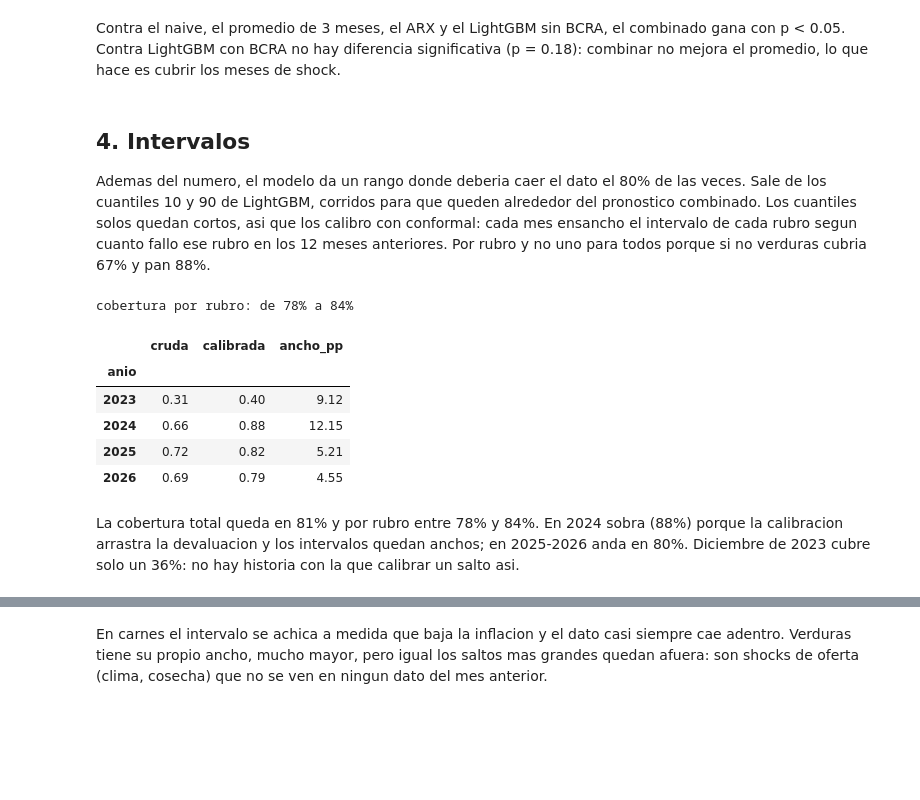
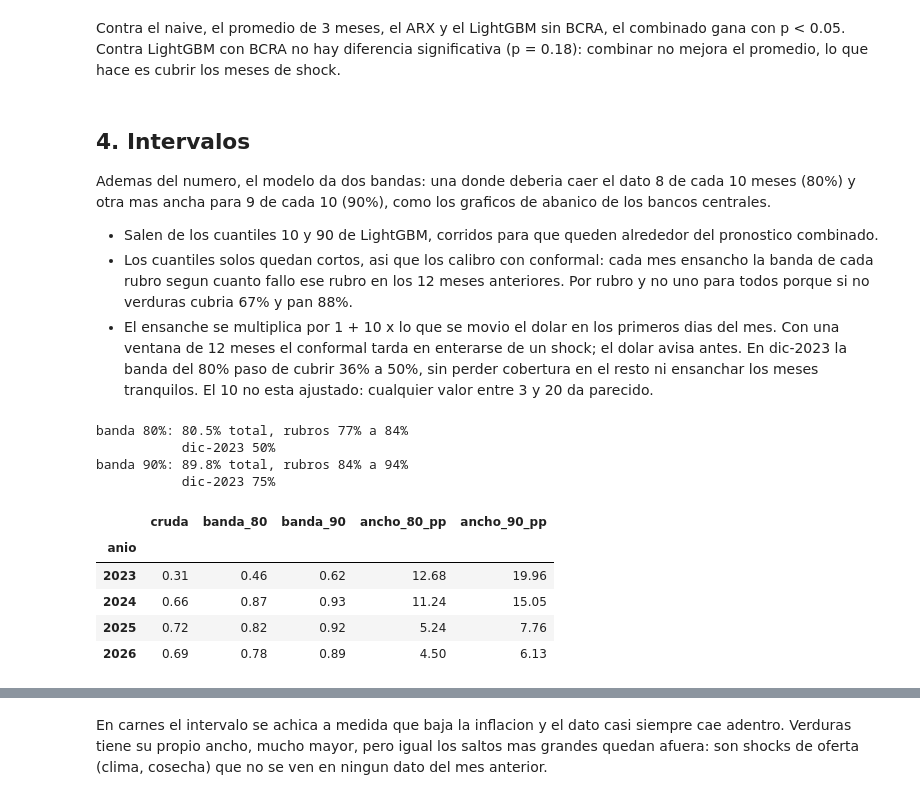
Before and after one commit to gabydomingo/monitor-de-traslado, a Jupyter notebook: notebooks/03_pronostico.ipynb, the cells around one changed output, grey strips where cells are left out. Cells and saved outputs as stored; diff of their text form; code cells hidden in the pictures; blank space fills up the shorter version.

```diff
--- a/notebooks/03_pronostico.ipynb
+++ b/notebooks/03_pronostico.ipynb
@@ -126,28 +126,39 @@ Contra el naive, el promedio de 3 meses, el ARX y el LightGBM sin BCRA, el combi
 # %% [markdown]
 ## 4. Intervalos
 
-Ademas del numero, el modelo da un rango donde deberia caer el dato el 80% de las veces. Sale de los cuantiles 10 y 90 de LightGBM, corridos para que queden alrededor del pronostico combinado. Los cuantiles solos quedan cortos, asi que los calibro con conformal: cada mes ensancho el intervalo de cada rubro segun cuanto fallo ese rubro en los 12 meses anteriores. Por rubro y no uno para todos porque si no verduras cubria 67% y pan 88%.
+Ademas del numero, el modelo da dos bandas: una donde deberia caer el dato 8 de cada 10 meses (80%) y otra mas ancha para 9 de cada 10 (90%), como los graficos de abanico de los bancos centrales.
+
+- Salen de los cuantiles 10 y 90 de LightGBM, corridos para que queden alrededor del pronostico combinado.
+- Los cuantiles solos quedan cortos, asi que los calibro con conformal: cada mes ensancho la banda de cada rubro segun cuanto fallo ese rubro en los 12 meses anteriores. Por rubro y no uno para todos porque si no verduras cubria 67% y pan 88%.
+- El ensanche se multiplica por 1 + 10 x lo que se movio el dolar en los primeros dias del mes. Con una ventana de 12 meses el conformal tarda en enterarse de un shock; el dolar avisa antes. En dic-2023 la banda del 80% paso de cubrir 36% a 50%, sin perder cobertura en el resto ni ensanchar los meses tranquilos. El 10 no esta ajustado: cualquier valor entre 3 y 20 da parecido.
 # %%
 cobertura = pred.groupby("anio").apply(
     lambda d: pd.Series(
         {
             "cruda": d.y.between(d.lgbm_q10, d.lgbm_q90).mean(),
-            "calibrada": d.y.between(d.lgbm_inf, d.lgbm_sup).mean(),
-            "ancho_pp": 100 * (d.lgbm_sup - d.lgbm_inf).mean(),
+            "banda_80": d.y.between(d.lgbm_inf, d.lgbm_sup).mean(),
+            "banda_90": d.y.between(d.lgbm_inf_90, d.lgbm_sup_90).mean(),
+            "ancho_80_pp": 100 * (d.lgbm_sup - d.lgbm_inf).mean(),
+            "ancho_90_pp": 100 * (d.lgbm_sup_90 - d.lgbm_inf_90).mean(),
         }
     ),
     include_groups=False,
 )
-por_rubro = pred.y.between(pred.lgbm_inf, pred.lgbm_sup).groupby(pred.par_id).mean()
-print(f"cobertura por rubro: de {por_rubro.min():.0%} a {por_rubro.max():.0%}")
+dic = pred.fecha == "2023-12-01"
+for suf, nivel in [("", "80%"), ("_90", "90%")]:
+    cubre = pred.y.between(pred["lgbm_inf" + suf], pred["lgbm_sup" + suf])
+    rub = cubre.groupby(pred.par_id).mean()
+    print(f"banda {nivel}: {cubre.mean():.1%} total, rubros {rub.min():.0%} a {rub.max():.0%}")
+    print(f"           dic-2023 {cubre[dic].mean():.0%}")
 cobertura.round(2)
 # %% [output]
-cobertura por rubro: de 78% a 84%
+banda 80%: 80.5% total, rubros 77% a 84%
+           dic-2023 50%
+banda 90%: 89.8% total, rubros 84% a 94%
+           dic-2023 75%
-|  | cruda | calibrada | ancho_pp |
-| anio |  |  |  |
-| 2023 | 0.31 | 0.40 | 9.12 |
-| 2024 | 0.66 | 0.88 | 12.15 |
-| 2025 | 0.72 | 0.82 | 5.21 |
-| 2026 | 0.69 | 0.79 | 4.55 |
+|  | cruda | banda_80 | banda_90 | ancho_80_pp | ancho_90_pp |
+| anio |  |  |  |  |  |
+| 2023 | 0.31 | 0.46 | 0.62 | 12.68 | 19.96 |
+| 2024 | 0.66 | 0.87 | 0.93 | 11.24 | 15.05 |
+| 2025 | 0.72 | 0.82 | 0.92 | 5.24 | 7.76 |
+| 2026 | 0.69 | 0.78 | 0.89 | 4.50 | 6.13 |
-# %% [markdown]
-La cobertura total queda en 81% y por rubro entre 78% y 84%. En 2024 sobra (88%) porque la calibracion arrastra la devaluacion y los intervalos quedan anchos; en 2025-2026 anda en 80%. Diciembre de 2023 cubre solo un 36%: no hay historia con la que calibrar un salto asi.
```
Also changed, not shown: parts of 5 cells of this notebook, 8 other files.
